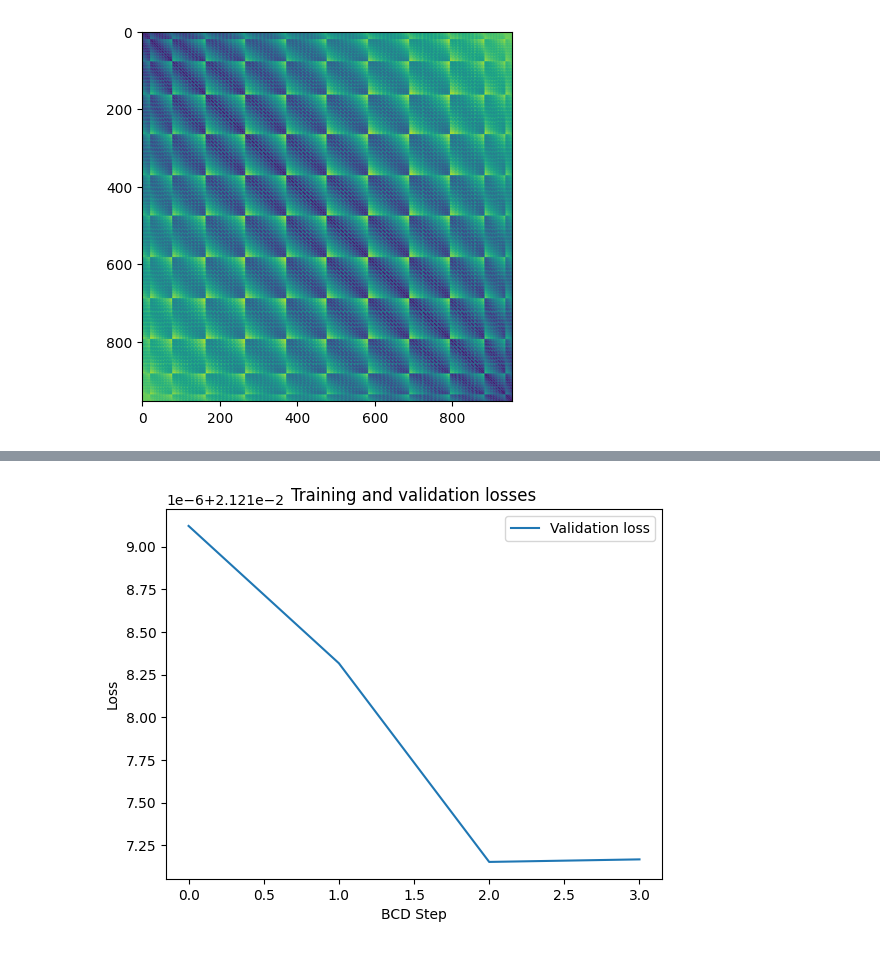
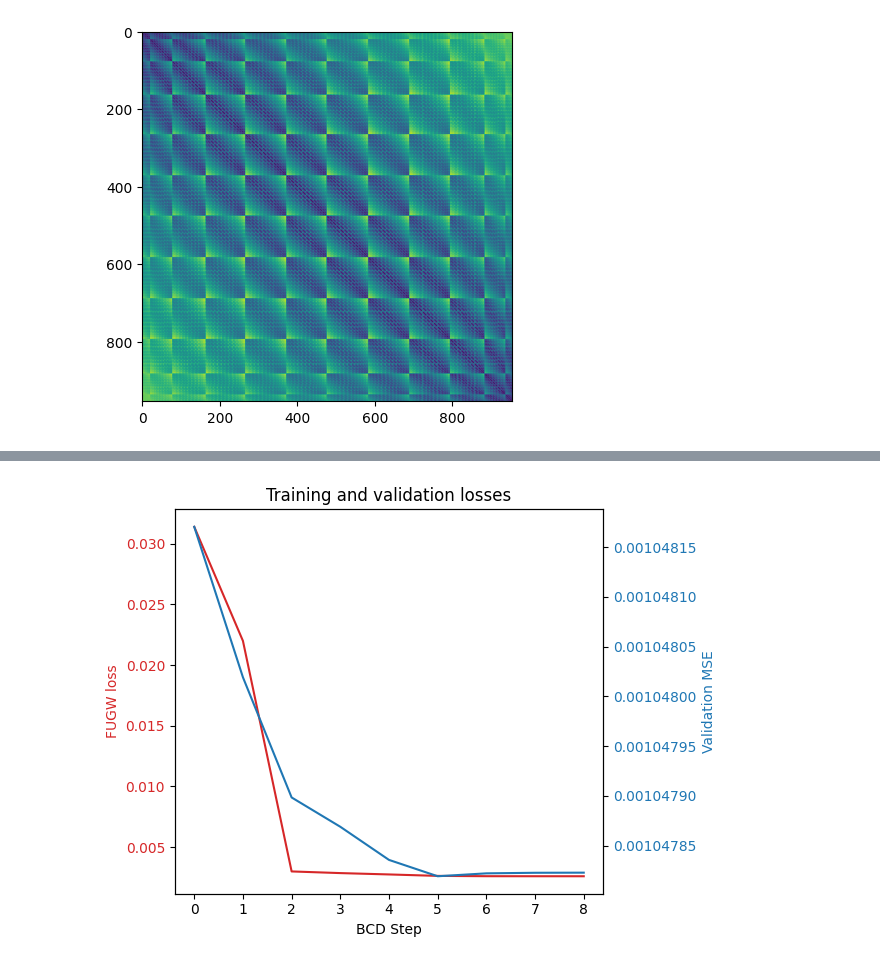
Before and after one commit to alexisthual/fugw, a Jupyter notebook: examples/02_volumetric_alignment/with_validation.ipynb, the cells around one changed output, grey strips where cells are left out. Saved outputs shown, nothing was run; the diff lists cells and outputs as text; code cells hidden in the pictures.

```diff
--- a/examples/02_volumetric_alignment/with_validation.ipynb
+++ b/examples/02_volumetric_alignment/with_validation.ipynb
@@ -68,8 +68,7 @@ target_features_val = target_features_normalized[n_training_contrasts:]
 # Mapping training
 from fugw.mappings import FUGW
 import torch
-
-loss = torch.nn.L1Loss()
+loss = torch.nn.MSELoss()
 
 mapping = FUGW(alpha=0.5, rho=1, eps=1e-4)
 _ = mapping.fit(
@@ -82,7 +81,7 @@ _ = mapping.fit(
     solver="sinkhorn",
     solver_params={
         "nits_bcd": 10,
-        "val_loss": "fugw",
+        "val_loss": loss,
     },
     verbose=True,
 )
@@ -104,10 +103,21 @@ Validation loss:  0.021218317
-# %%
-#plt.plot(mapping.loss_steps, mapping.loss, label="Training loss")
-plt.plot(mapping.loss_steps, mapping.loss_val, label="Validation loss")
-plt.legend()
-plt.title("Training and validation losses")
-plt.xlabel("BCD Step")
-plt.ylabel("Loss")
-plt.show()
-# %% [output]
-[figure, removed]
+# %%
+fig, ax1 = plt.subplots()
+
+color = 'tab:red'
+ax1.set_xlabel("BCD Step")
+ax1.set_ylabel("FUGW loss", color=color)
+ax1.plot(mapping.loss_steps, mapping.loss, color=color)
+ax1.tick_params(axis='y', labelcolor=color)
+
+ax2 = ax1.twinx()  # instantiate a second axes that shares the same x-axis
+
+color = 'tab:blue'
+ax2.set_ylabel('Validation MSE', color=color)  # we already handled the x-label with ax1
+ax2.plot(mapping.loss_steps, mapping.loss_val, color=color)
+ax2.tick_params(axis='y', labelcolor=color)
+
+plt.title("Training and validation losses")
+fig.tight_layout()  # otherwise the right y-label is slightly clipped
+plt.show()
+# %% [output]
+[figure, added]
```
Also changed, not shown: parts of 1 cell of this notebook, 5 other files.
